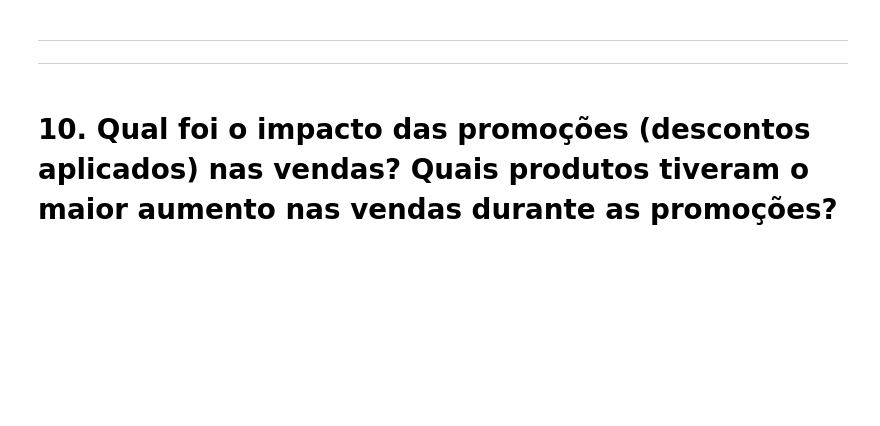
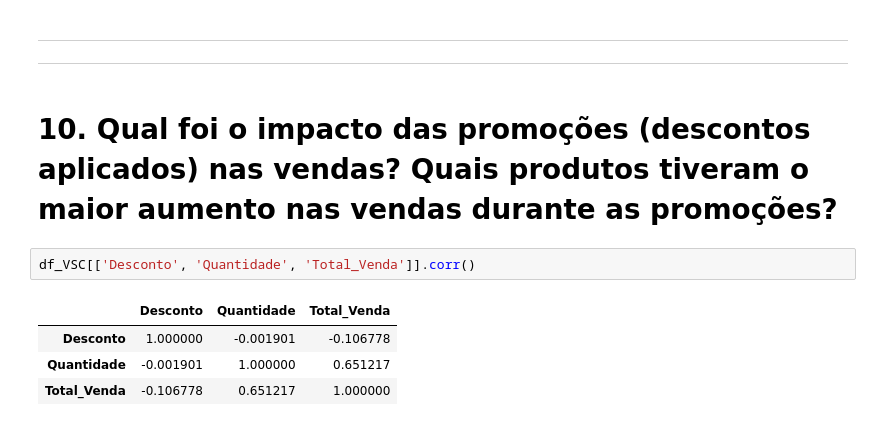
Before and after one commit to cleber-lamartine/Projeto_Analise_de_Dados, a Jupyter notebook: projeto.ipynb, the cells around one changed output. Drawn from its saved outputs; the diff is of its cells as text; blank space fills up the shorter version.

```diff
--- a/projeto.ipynb
+++ b/projeto.ipynb
@@ -433,3 +433,10 @@ np.float64(129712.49)
 --------------------------------------------------------------------------------------------------------------------------------------------------------------------------------------------
 # %% [markdown]
 # 10. Qual foi o impacto das promoções (descontos aplicados) nas vendas? Quais produtos tiveram o maior aumento nas vendas durante as promoções?
+# %%
+df_VSC[['Desconto', 'Quantidade', 'Total_Venda']].corr()
+# %% [output]
+|  | Desconto | Quantidade | Total_Venda |
+| Desconto | 1.000000 | -0.001901 | -0.106778 |
+| Quantidade | -0.001901 | 1.000000 | 0.651217 |
+| Total_Venda | -0.106778 | 0.651217 | 1.000000 |
```
Also changed, not shown: parts of 4 cells of this notebook.
